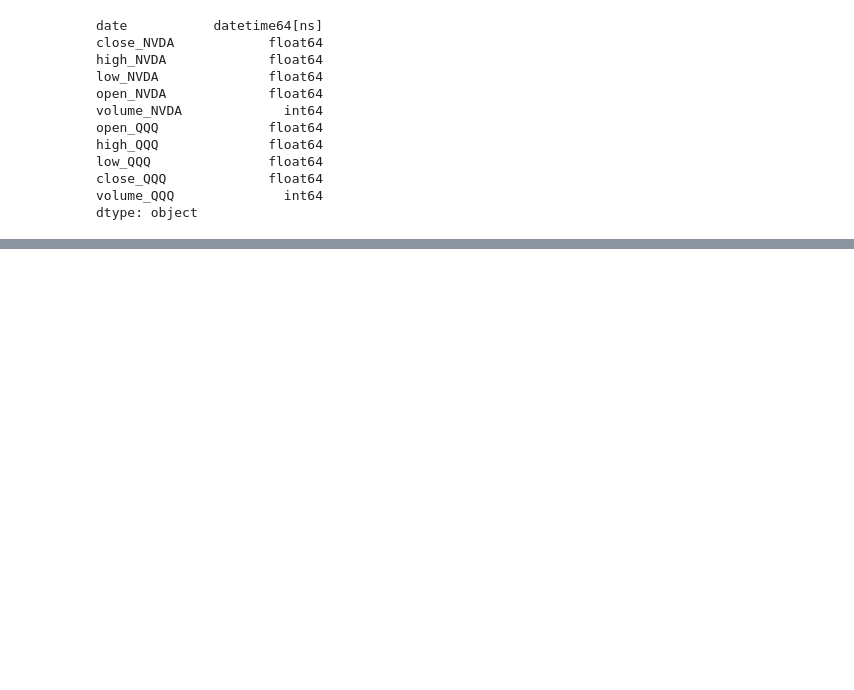
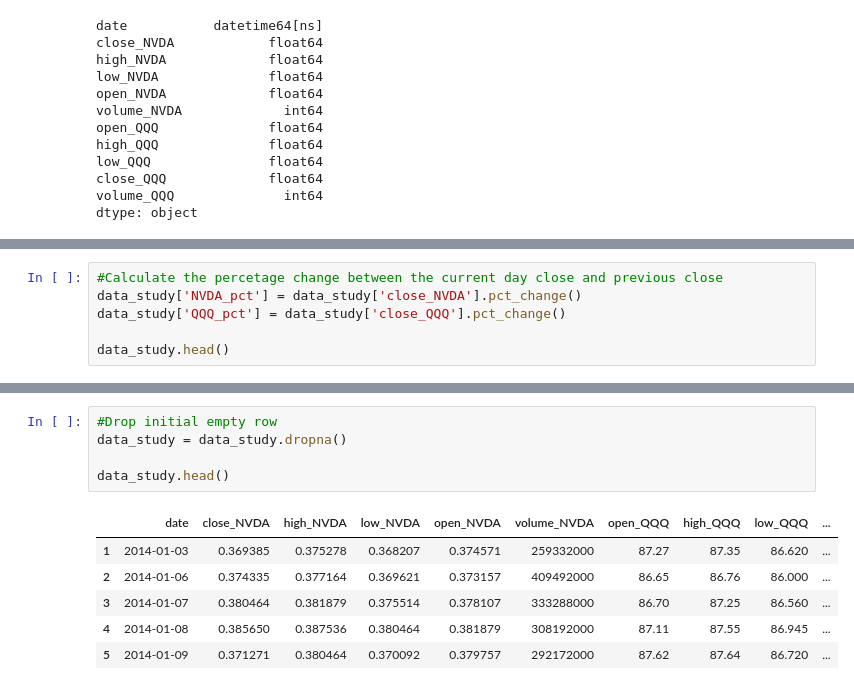
Before and after one commit to matisse-ops/nvda-nq-correlation-study, a Jupyter notebook: NQ_QQQ_EDA.ipynb, the cells around one changed output, grey strips where cells are left out. Saved outputs shown, nothing was run; the diff lists cells and outputs as text; blank space fills up the shorter version.

Commit message:
feat: calculate daily percentage returns for NVDA and QQQ

```diff
--- a/NQ_QQQ_EDA.ipynb
+++ b/NQ_QQQ_EDA.ipynb
@@ -176,0 +182,6 @@ dtype: object
+# %%
+#Calculate the percetage change between the current day close and previous close
+data_study['NVDA_pct'] = data_study['close_NVDA'].pct_change()
+data_study['QQQ_pct'] = data_study['close_QQQ'].pct_change()
+
+data_study.head()
@@ -176,0 +195,12 @@ dtype: object
+# %%
+#Drop initial empty row
+data_study = data_study.dropna()
+
+data_study.head()
+# %% [output]
+|  | date | close_NVDA | high_NVDA | low_NVDA | open_NVDA | volume_NVDA | open_QQQ | high_QQQ | low_QQQ | ... |
+| 1 | 2014-01-03 | 0.369385 | 0.375278 | 0.368207 | 0.374571 | 259332000 | 87.27 | 87.35 | 86.620 | ... |
+| 2 | 2014-01-06 | 0.374335 | 0.377164 | 0.369621 | 0.373157 | 409492000 | 86.65 | 86.76 | 86.000 | ... |
+| 3 | 2014-01-07 | 0.380464 | 0.381879 | 0.375514 | 0.378107 | 333288000 | 86.70 | 87.25 | 86.560 | ... |
+| 4 | 2014-01-08 | 0.385650 | 0.387536 | 0.380464 | 0.381879 | 308192000 | 87.11 | 87.55 | 86.945 | ... |
+| 5 | 2014-01-09 | 0.371271 | 0.380464 | 0.370092 | 0.379757 | 292172000 | 87.62 | 87.64 | 86.720 | ... |
```
Also changed, not shown: parts of 2 cells of this notebook.
